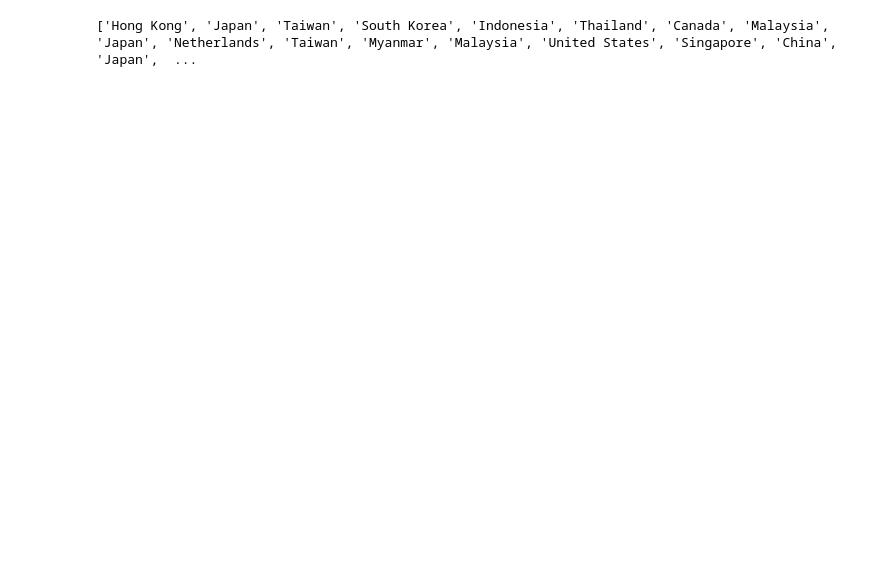
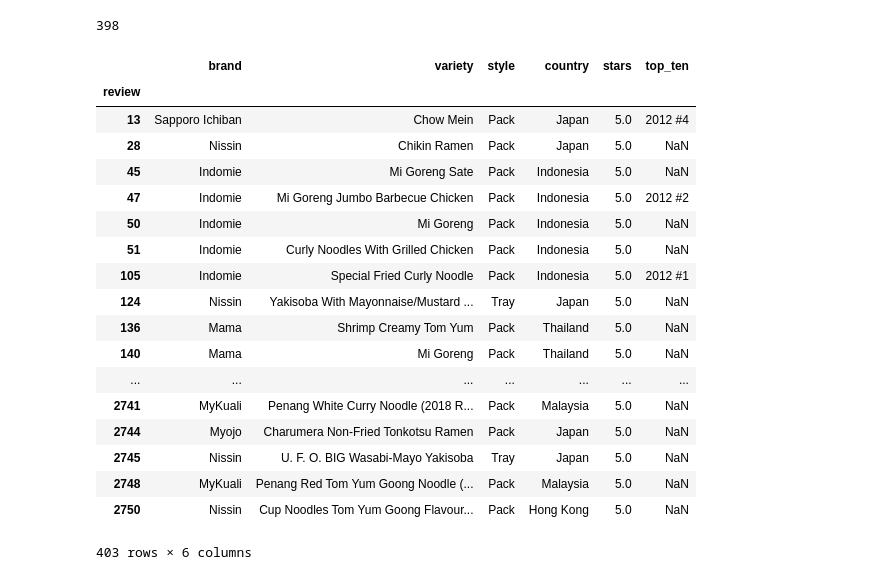
Before and after one commit to TuMaths/ramen-ratings, a Jupyter notebook: Untitled1.ipynb, the cells around one changed output. Drawn from its saved outputs; the diff is of its cells as text; code cells hidden in the pictures; blank space fills up the shorter version.

Commit message:
PANDAS Rev1
Moved over to Pandas, Already in one day feel much better than with Numpy. Here we can see some actual information start to come out from this data.

```diff
--- a/Untitled1.ipynb
+++ b/Untitled1.ipynb
@@ -21 +1,12 @@ print(ramen_ratings.head())
+# %%
+#Initialize modules
+import pandas
+import matplotlib.pyplot as plt
+
+plt.rcParams['figure.figsize'] = (25, 10)
+
+#Import data
+ramen_ratings = pandas.read_csv("ramen-ratings.csv", index_col="review")
+ramen_ratings = ramen_ratings.sort_values(by=['review']) #Because the list was unsorted
+ramen_ratings['stars'] = pandas.to_numeric(ramen_ratings['stars'], errors='coerce') #Convert strings to floats for the stars rating
 # %%
@@ -43,4 +14,30 @@ countries = ramen_ratings["country"].tolist()
-# %%
-print(countries)
-# %% [output]
-['Hong Kong', 'Japan', 'Taiwan', 'South Korea', 'Indonesia', 'Thailand', 'Canada', 'Malaysia', 'Japan', 'Netherlands', 'Taiwan', 'Myanmar', 'Malaysia', 'United States', 'Singapore', 'China', 'Japan',  ...
+# %%
+countries['Japan']
+# %% [output]
+398
+# %%
+is_5_star = ramen_ratings['stars'] == 5
+# %%
+five_stars = ramen_ratings[is_5_star]
+# %%
+five_stars
+# %% [output]
+|  | brand | variety | style | country | stars | top_ten |
+| review |  |  |  |  |  |  |
+| 13 | Sapporo Ichiban | Chow Mein | Pack | Japan | 5.0 | 2012 #4 |
+| 28 | Nissin | Chikin Ramen | Pack | Japan | 5.0 | NaN |
+| 45 | Indomie | Mi Goreng Sate | Pack | Indonesia | 5.0 | NaN |
+| 47 | Indomie | Mi Goreng Jumbo Barbecue Chicken | Pack | Indonesia | 5.0 | 2012 #2 |
+| 50 | Indomie | Mi Goreng | Pack | Indonesia | 5.0 | NaN |
+| 51 | Indomie | Curly Noodles With Grilled Chicken | Pack | Indonesia | 5.0 | NaN |
+| 105 | Indomie | Special Fried Curly Noodle | Pack | Indonesia | 5.0 | 2012 #1 |
+| 124 | Nissin | Yakisoba With Mayonnaise/Mustard ... | Tray | Japan | 5.0 | NaN |
+| 136 | Mama | Shrimp Creamy Tom Yum | Pack | Thailand | 5.0 | NaN |
+| 140 | Mama | Mi Goreng | Pack | Thailand | 5.0 | NaN |
+| ... | ... | ... | ... | ... | ... | ... |
+| 2741 | MyKuali | Penang White Curry Noodle (2018 R... | Pack | Malaysia | 5.0 | NaN |
+| 2744 | Myojo | Charumera Non-Fried Tonkotsu Ramen | Pack | Japan | 5.0 | NaN |
+| 2745 | Nissin | U. F. O. BIG Wasabi-Mayo Yakisoba | Tray | Japan | 5.0 | NaN |
+| 2748 | MyKuali | Penang Red Tom Yum Goong Noodle (... | Pack | Malaysia | 5.0 | NaN |
+| 2750 | Nissin | Cup Noodles Tom Yum Goong Flavour... | Pack | Hong Kong | 5.0 | NaN |
+403 rows × 6 columns
```
Also changed, not shown: parts of 12 cells of this notebook, 1 other file.
